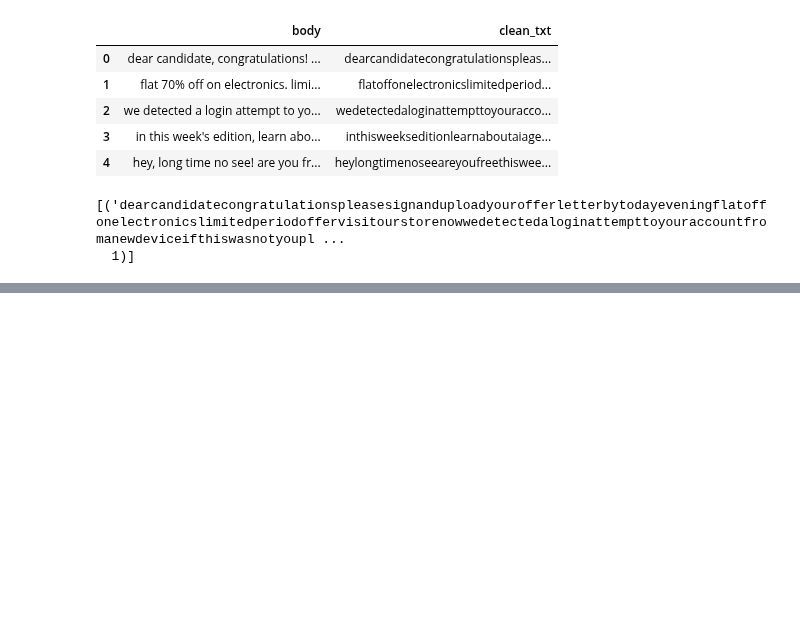
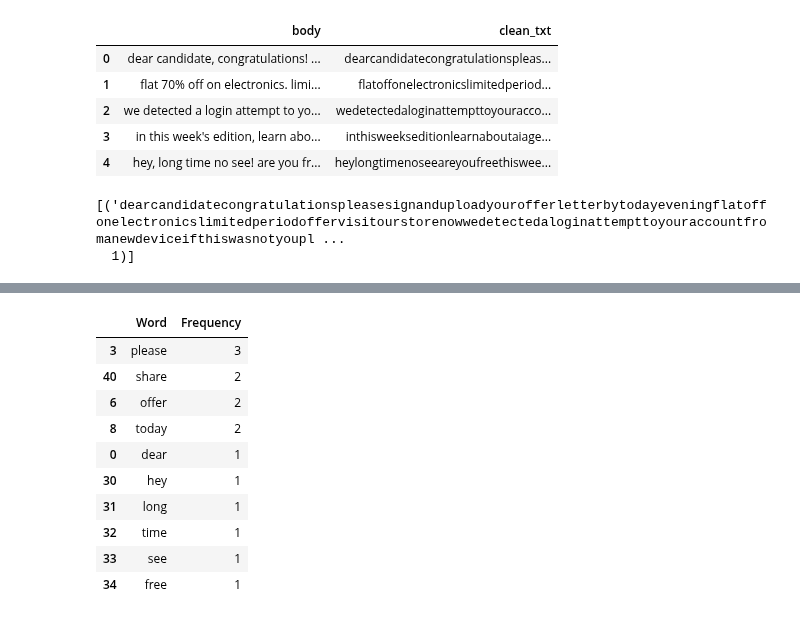
Before and after one commit to springboardmentor74219x/infosys-langgraph-email-assistant-group2, a Jupyter notebook: notebook/email-process.ipynb, the cells around one changed output, grey strips where cells are left out. Drawn from its saved outputs; the diff is of its cells as text; code cells hidden in the pictures; blank space fills up the shorter version.

```diff
--- a/notebook/email-process.ipynb
+++ b/notebook/email-process.ipynb
@@ -205,0 +253,24 @@ filtered_words=[w for w in words if w not in stop_words]
+# %%
+
+all_words = " ".join(df['clean_text']).split()
+
+word_freq = Counter(all_words)
+
+word_freq_df = (
+    pd.DataFrame(word_freq.items(), columns=['Word', 'Frequency'])
+    .sort_values(by='Frequency', ascending=False)
+)
+
+word_freq_df.head(10)
+# %% [output]
+|  | Word | Frequency |
+| 3 | please | 3 |
+| 40 | share | 2 |
+| 6 | offer | 2 |
+| 8 | today | 2 |
+| 0 | dear | 1 |
+| 30 | hey | 1 |
+| 31 | long | 1 |
+| 32 | time | 1 |
+| 33 | see | 1 |
+| 34 | free | 1 |
```
Also changed, not shown: parts of 12 cells of this notebook.
